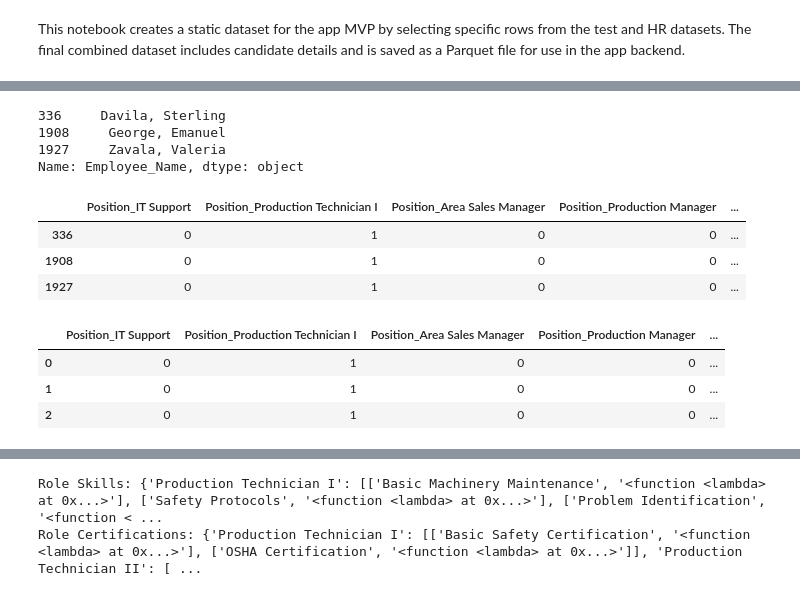
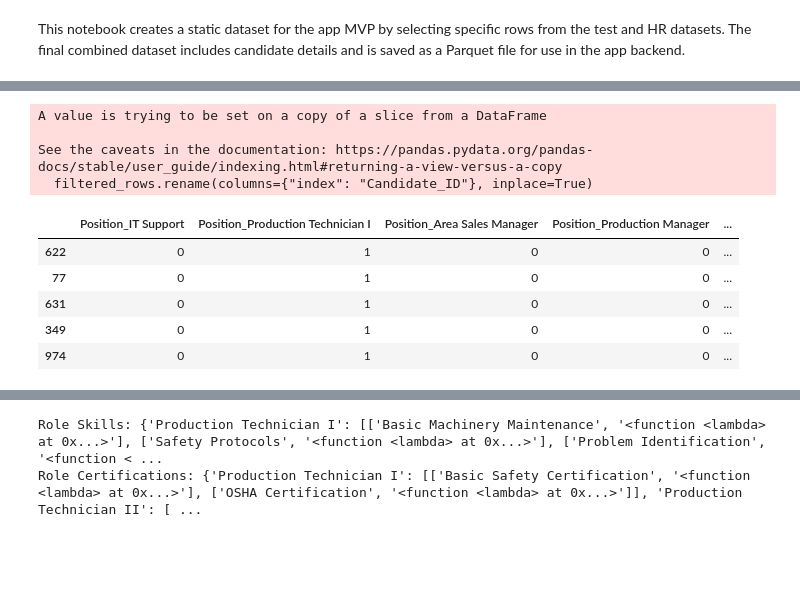
Before and after one commit to markuskuehnle/bias-fairness-mvp, a Jupyter notebook: notebooks/12_create_static_data_for_mvp.ipynb, the cells around one changed output, grey strips where cells are left out. Drawn from its saved outputs; the diff is of its cells as text; code cells hidden in the pictures; blank space fills up the shorter version.

```diff
--- a/notebooks/12_create_static_data_for_mvp.ipynb
+++ b/notebooks/12_create_static_data_for_mvp.ipynb
@@ -24,18 +38,19 @@ hr_selected_rows = hr_data.loc[row_indices]
-# %%
-hr_selected_rows["Employee_Name"]
-# %% [output]
-336     Davila, Sterling
-1908     George, Emanuel
-1927     Zavala, Valeria
-Name: Employee_Name, dtype: object
+# %%
+hr_data_reset = hr_data.reset_index()
+filtered_rows_reset = filtered_rows.reset_index()
+
+hr_data.rename(columns={"index": "Candidate_ID"}, inplace=True)
+filtered_rows.rename(columns={"index": "Candidate_ID"}, inplace=True)
+# %% [output]
+A value is trying to be set on a copy of a slice from a DataFrame
+
+See the caveats in the documentation: https://pandas.pydata.org/pandas-docs/stable/user_guide/indexing.html#returning-a-view-versus-a-copy
+  filtered_rows.rename(columns={"index": "Candidate_ID"}, inplace=True)
+# %%
+# Get the common indices by merging or using a condition
+filtered_candidate_ids = filtered_rows.index  # Get the Candidate_IDs from filtered_rows
+hr_selected_rows = hr_data.loc[hr_data.index.isin(filtered_candidate_ids)]  # Filter hr_data based on Candidate_IDs
 # %%
 # Drop 'probability' from selected_rows if it exists
-if 'probability' in selected_rows.columns:
-    selected_rows.drop(columns='probability', inplace=True)
-
-# Select rows by indices in HR data
-hr_selected_rows = hr_data.loc[row_indices]
-hr_selected_rows = hr_selected_rows["Employee_Name"]
-
-# Concatenate along columns (axis 1)
-combined_rows = pd.concat([selected_rows, hr_selected_rows], axis=1)
+if 'probability' in hr_selected_rows.columns:
+    hr_selected_rows.drop(columns='probability', inplace=True)
@@ -42,22 +60,12 @@ combined_rows = pd.concat([selected_rows, hr_selected_rows], axis=1)
+# %%
+# Concatenate along columns (axis 1)
+combined_rows = pd.concat([filtered_rows, hr_selected_rows], axis=1)
 # %%
-combined_rows
+combined_rows.head()
 # %% [output]
 |  | Position_IT Support | Position_Production Technician I | Position_Area Sales Manager | Position_Production Manager | ... |
-| 336 | 0 | 1 | 0 | 0 | ... |
-| 1908 | 0 | 1 | 0 | 0 | ... |
-| 1927 | 0 | 1 | 0 | 0 | ... |
+| 622 | 0 | 1 | 0 | 0 | ... |
+| 77 | 0 | 1 | 0 | 0 | ... |
+| 631 | 0 | 1 | 0 | 0 | ... |
+| 349 | 0 | 1 | 0 | 0 | ... |
+| 974 | 0 | 1 | 0 | 0 | ... |
-# %%
-# Reset the index for both DataFrames
-selected_rows = selected_rows.reset_index(drop=True)
-hr_selected_rows = hr_selected_rows.reset_index().rename(columns={"index": "Candidate_ID"})
-
-# Concatenate along columns (axis=1)
-combined_rows = pd.concat([selected_rows, hr_selected_rows], axis=1)
-
-# Display the updated DataFrame
-display(combined_rows)
-# %% [output]
-|  | Position_IT Support | Position_Production Technician I | Position_Area Sales Manager | Position_Production Manager | ... |
-| 0 | 0 | 1 | 0 | 0 | ... |
-| 1 | 0 | 1 | 0 | 0 | ... |
-| 2 | 0 | 1 | 0 | 0 | ... |
```
Also changed, not shown: parts of 19 cells of this notebook, 27 other files.
